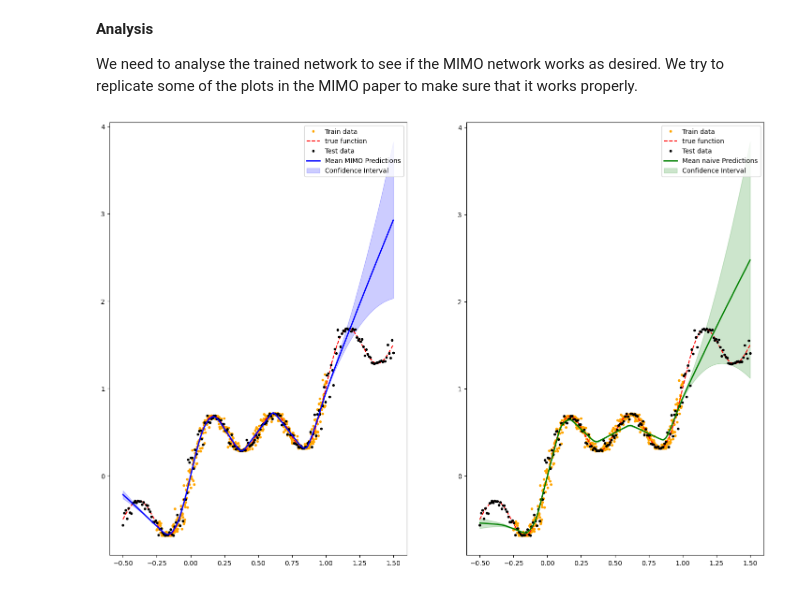
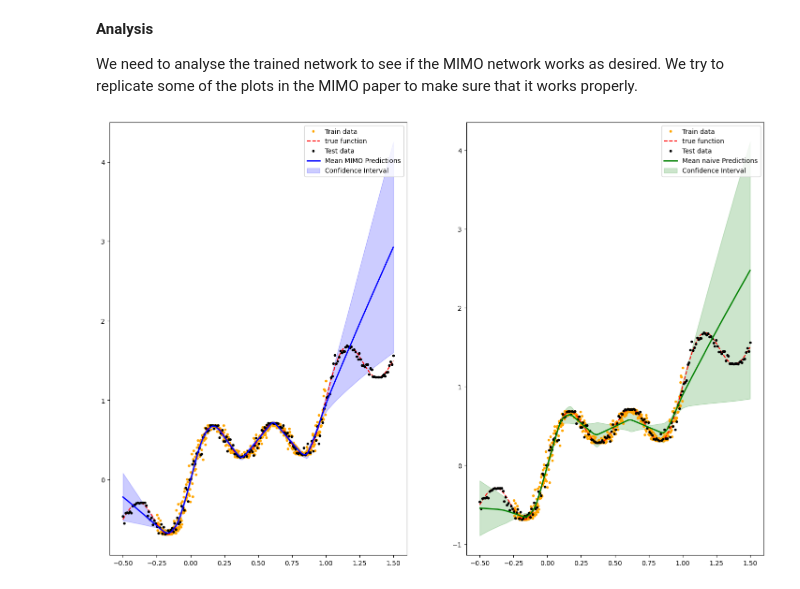
Before and after one commit to Malthe57/MastersThesis, a Jupyter notebook: notebooks/MIMOprototype.ipynb, the cells around one changed output. Drawn from its saved outputs; the diff is of its cells as text; code cells hidden in the pictures.

```diff
--- a/notebooks/MIMOprototype.ipynb
+++ b/notebooks/MIMOprototype.ipynb
@@ -37,7 +43,7 @@ def generate_data(N, lower, upper, std, f=f):
     return x, y
 
 # Generate train data
-N_train = 500
+N_train = 3000
 x, y = generate_data(N_train, lower=-0.25, upper=1, std=0.02)
 
 # Generate validation data
@@ -388,14 +416,14 @@ We test the model on the test set and try to predict the function. We predict th
 
 #     return np.array(predictions), np.array(pred_individual), np.array(test_ys)
 # %%
+K = 10
 naive_dir = "naive_models"
 mimo_dir = "mimo_models"
 
 naive_models = [os.path.join(naive_dir, f) for f in os.listdir(naive_dir)]
 mimo_models = [os.path.join(mimo_dir, f) for f in os.listdir(mimo_dir)]
 
-def inference(models, testloader):
-    f_hats = np.zeros((K, N_test))
+def indef rep_inference(models, testloader)f_hats = np.zeros((K, N_test))
 
     for i, mod in enumerate(models):
 
@@ -416,8 +444,8 @@ def get_predictions(f_hats):
 
     return f_bar, variances
 
-naive_f_hats = inference(naive_models, naivetestloader)
-mimo_f_hats = inference(mimo_models, testloader)
+naive_f_hats = inference(naive_models, naivrep_etestloader)
+mimo_f_hats = inference(mimo_models, testlorep_ader)
 
 naive_predicitons, naive_variances = get_predictions(naive_f_hats)
 mimo_predictions, mimo_variances = get_predictions(mimo_f_hats)
@@ -428,29 +456,29 @@ We need to analyse the trained network to see if the MIMO network works as desir
 # %%
 # plot data
 fig, ax = plt.subplots(1,2, figsize=(18,12))
 
 ### plot mimo ###
 ax[0].plot(x, y, '.', label='Train data', color='orange')
 ax[0].plot(x_test, line, '--', label='true function', color='red')
 # plot test data
 ax[0].plot(x_test, y_test, '.', label='Test data', color='black')
 
 # plot predicitons with confidence intervals
 ax[0].plot(x_test, mimo_predictions, '-', label='Mean MIMO Predictions', color='blue', linewidth=2)
-ax[0].fill_between(x_test, mimo_predictions - 1.96*mimo_variances, mimo_predictions + 1.96*mimo_variances, color='blue', alpha=0.2, label='Confidence Interval')
+ax[0].fill_between(x_test, mimo_predictions - 1.96*np.sqrt(mimo_variances), mimo_predictions + 1.96*np.sqrt(mimo_variances), color='blue', alpha=0.2, label='Confidence Interval')
 ax[0].legend()
 
 ### naive ###
 ax[1].plot(x, y, '.', label='Train data', color='orange')
 ax[1].plot(x_test, line, '--', label='true function', color='red')
 # plot test data
 ax[1].plot(x_test, y_test, '.', label='Test data', color='black')
 
 # plot predicitons with confidence intervals
 ax[1].plot(x_test, naive_predicitons, '-', label='Mean naive Predictions', color='green', linewidth=2)
-ax[1].fill_between(x_test, naive_predicitons - 1.96*naive_variances, naive_predicitons + 1.96*naive_variances, color='green', alpha=0.2, label='Confidence Interval')
+ax[1].fill_between(x_test, naive_predicitons - 1.96*np.sqrt(naive_variances), naive_predicitons + 1.96*np.sqrt(naive_variances), color='green', alpha=0.2, label='Confidence Interval')
 ax[1].legend()
 
 plt.show()
 # %% [output]
-[figure, old version]
+[figure, new version]
```
Also changed, not shown: parts of 9 cells of this notebook, 1 other file.
